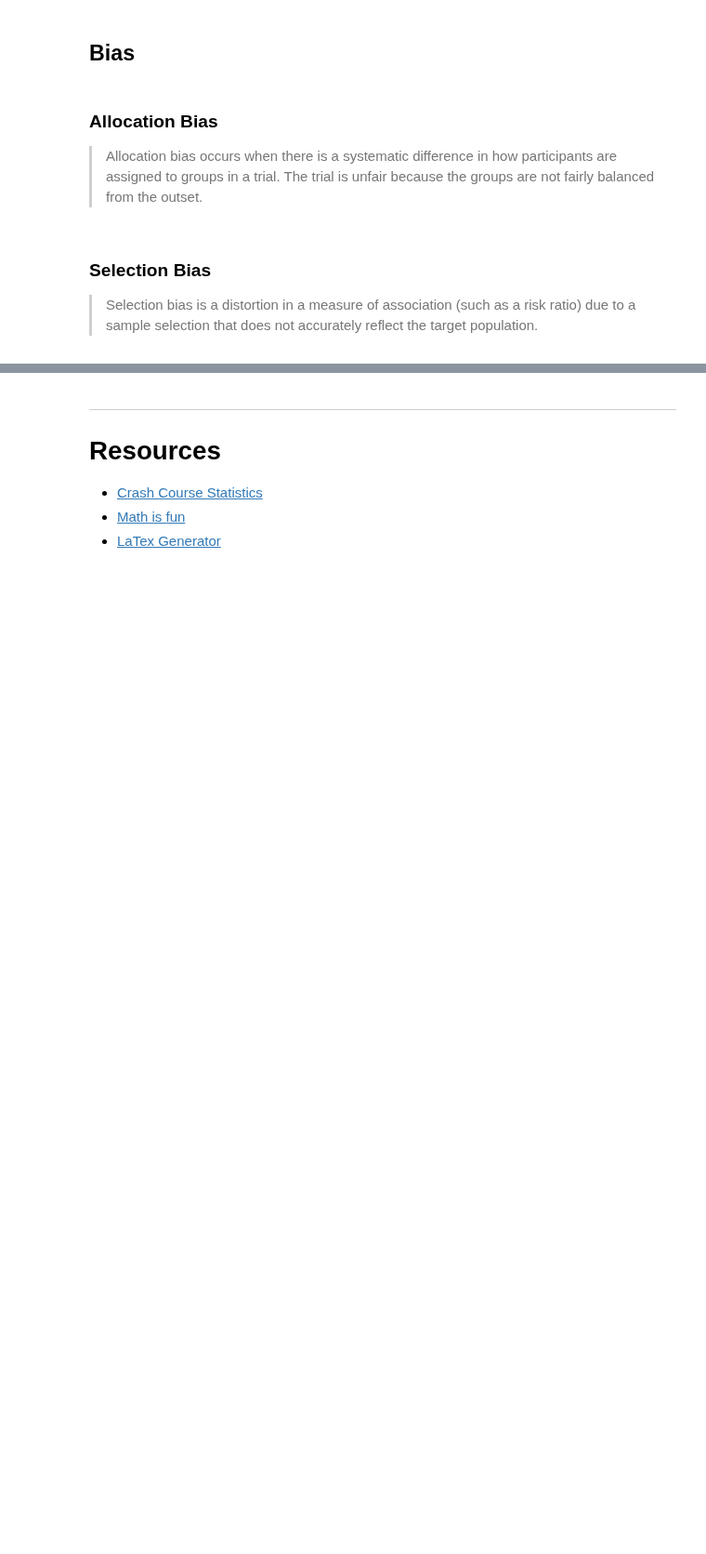
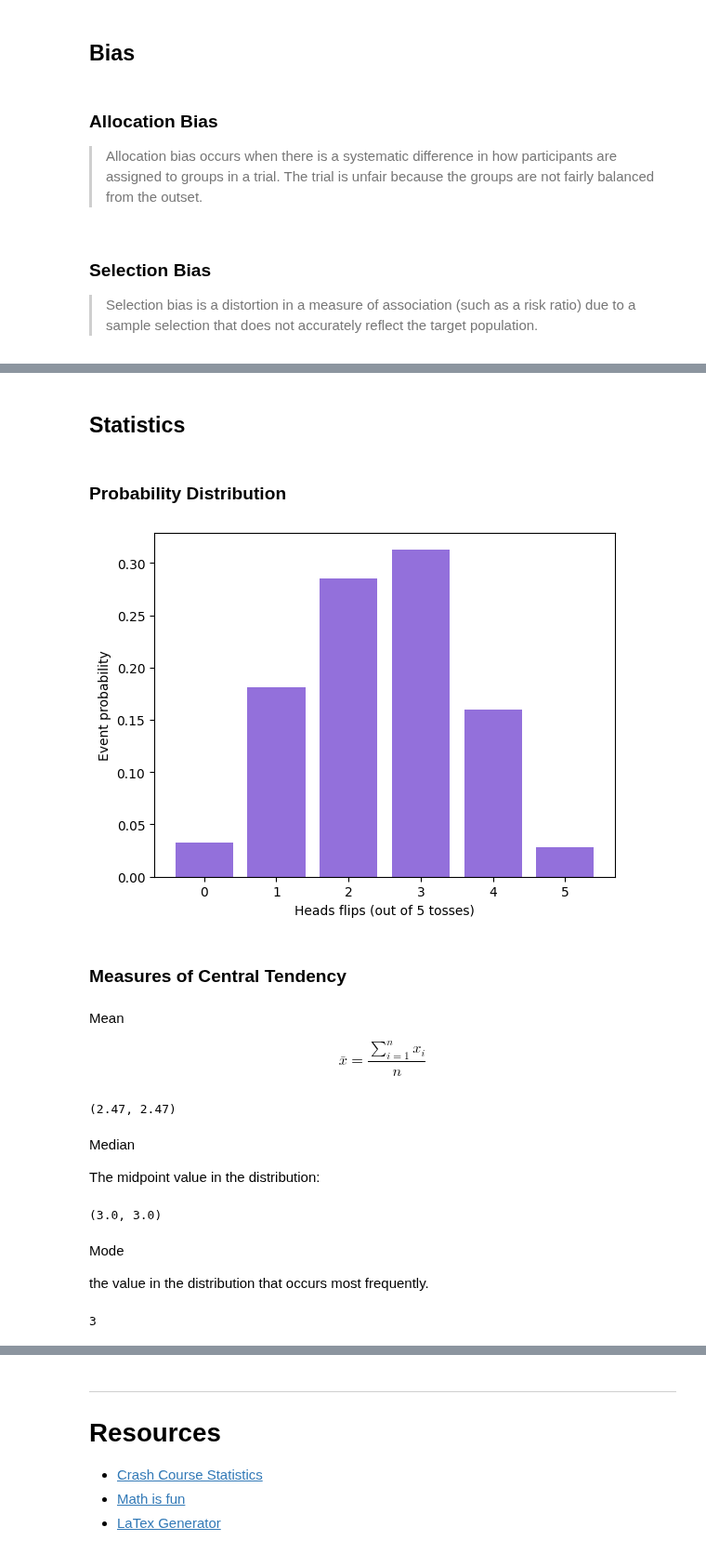
Before and after one commit to cyrus2281/notes, a Jupyter notebook: Math/Statistics.ipynb, the cells around one changed output, grey strips where cells are left out. Shown at 93% size. Saved outputs shown, nothing was run; the diff lists cells and outputs as text; code cells hidden in the pictures; blank space fills up the shorter version.

```diff
--- a/Math/Statistics.ipynb
+++ b/Math/Statistics.ipynb
@@ -1501,0 +1652,46 @@ To increase power
+# %% [markdown]
+## Statistics
+# %%
+n_experiments = 1000
+heads_count = np.random.binomial(5, 0.5, n_experiments)
+# %% [markdown]
+### Probability Distribution
+# %%
+heads, event_count = np.unique(heads_count, return_counts=True)
+event_proba = event_count/n_experiments
+
+plt.bar(heads, event_proba, color='mediumpurple')
+plt.xlabel('Heads flips (out of 5 tosses)')
+_ = plt.ylabel('Event probability')
+# %% [output]
+[figure, added]
+# %% [markdown]
+### Measures of Central Tendency
+# %% [markdown]
+Mean
+
+$$ \bar{x} = \frac{\sum_{i=1}^n x_i}{n} $$
+# %%
+sum(heads_count)/len(heads_count), \
+np.mean(heads_count)
+# %% [output]
+(2.47, 2.47)
+# %% [markdown]
+Median
+
+The midpoint value in the distribution:
+# %%
+heads_count.sort()
+
+(heads_count[499] + heads_count[500]) / 2, \
+np.median(heads_count)
+# %% [output]
+(3.0, 3.0)
+# %% [markdown]
+Mode
+
+the value in the distribution that occurs most frequently.
+# %%
+st.mode(heads_count)[0]
+# %% [output]
+3
```
Also changed, not shown: parts of 67 cells of this notebook.
